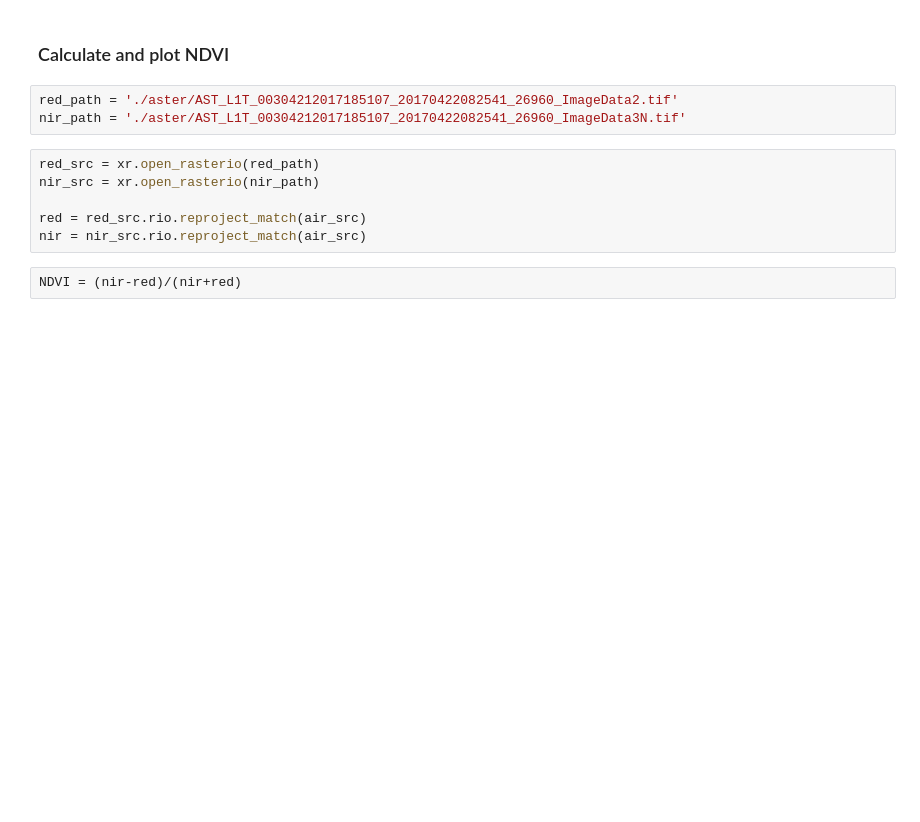
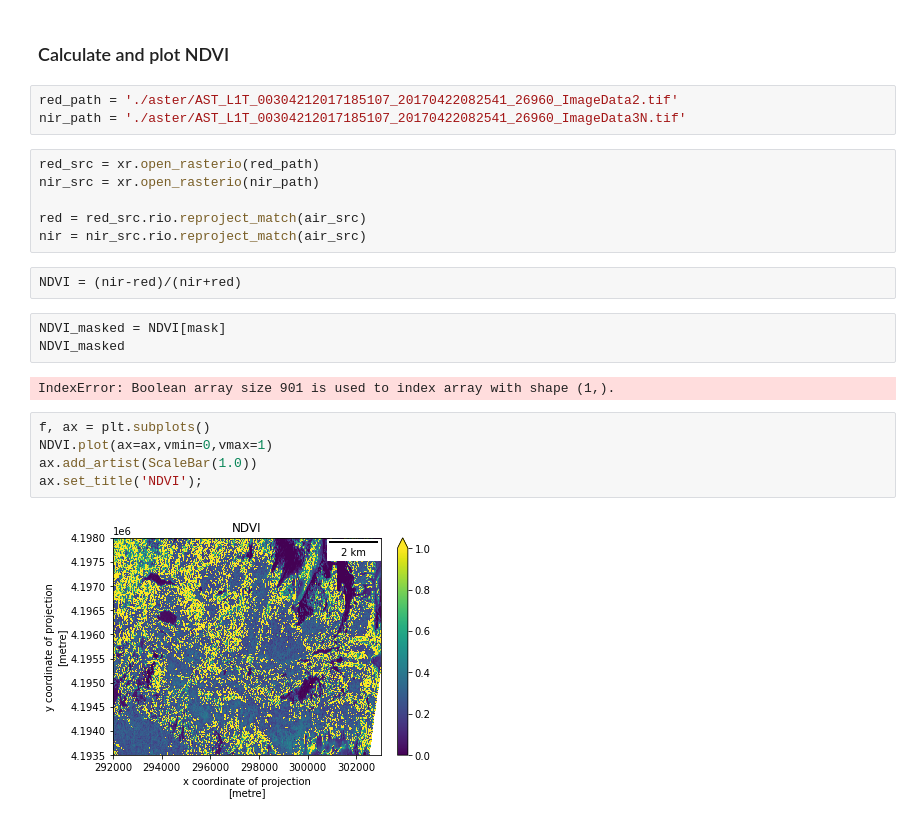
Before and after one commit to UW-GDA/aster-thermal, a Jupyter notebook: scratch2.ipynb, the cells around one changed output. Saved outputs shown, nothing was run; the diff lists cells and outputs as text; blank space fills up the shorter version.

```diff
--- a/scratch2.ipynb
+++ b/scratch2.ipynb
@@ -118,3 +118,15 @@ red = red_src.rio.reproject_match(air_src)
 nir = nir_src.rio.reproject_match(air_src)
 # %%
 NDVI = (nir-red)/(nir+red)
+# %%
+NDVI_masked = NDVI[mask]
+NDVI_masked
+# %% [output]
+IndexError: Boolean array size 901 is used to index array with shape (1,).
+# %%
+f, ax = plt.subplots()
+NDVI.plot(ax=ax,vmin=0,vmax=1)
+ax.add_artist(ScaleBar(1.0))
+ax.set_title('NDVI');
+# %% [output]
+[figure, added]
```
Also changed, not shown: parts of 9 cells of this notebook.
